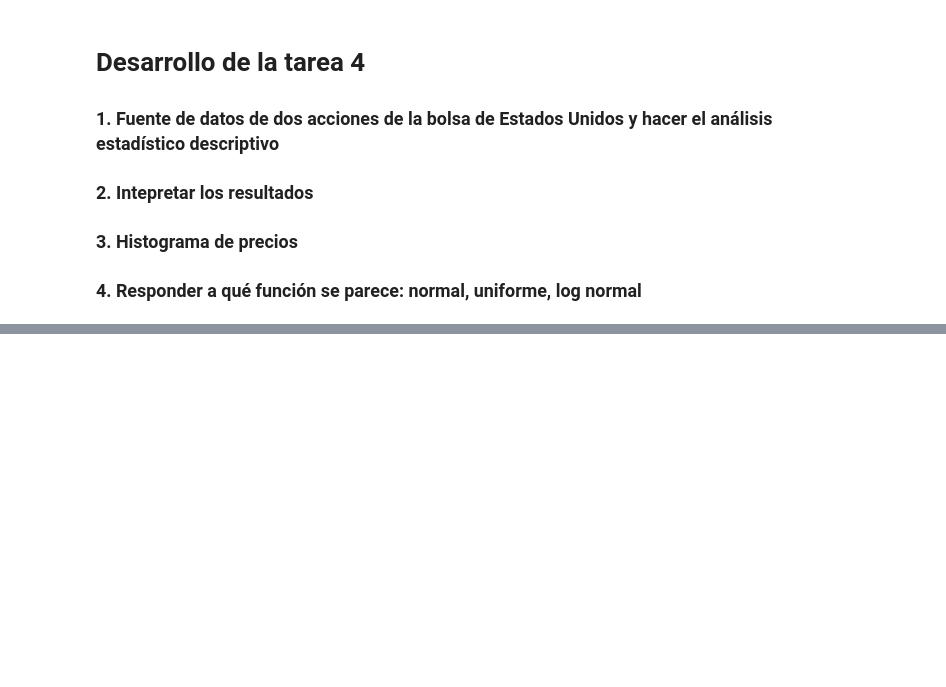
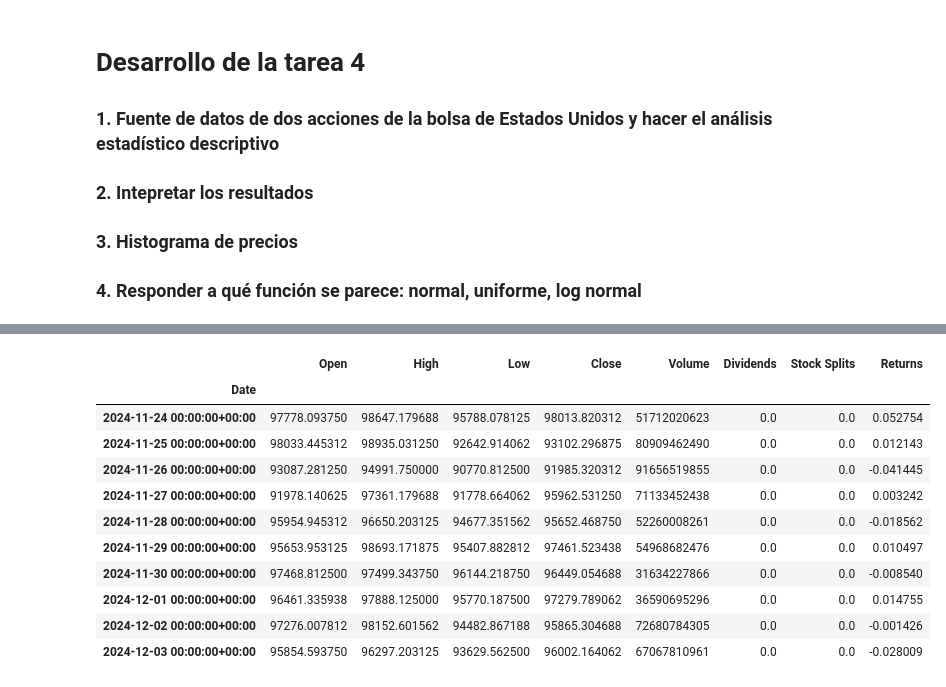
Before and after one commit to acpuche/financial-data-analytics, a Jupyter notebook: hw4_descriptive_models.ipynb, the cells around one changed output, grey strips where cells are left out. Saved outputs shown, nothing was run; the diff lists cells and outputs as text; code cells hidden in the pictures; blank space fills up the shorter version.

```diff
--- a/hw4_descriptive_models.ipynb
+++ b/hw4_descriptive_models.ipynb
@@ -137,0 +169,17 @@ descriptive_statistics(google_price,google_returns)
+# %%
+# Cálculo de los retornos
+bitcoin_df['Returns'] = (bitcoin_df['Close']-bitcoin_df['Close'].shift(-1))/bitcoin_df['Close'].shift(-1)
+bitcoin_df.head(10)
+# %% [output]
+|  | Open | High | Low | Close | Volume | Dividends | Stock Splits | Returns |
+| Date |  |  |  |  |  |  |  |  |
+| 2024-11-24 00:00:00+00:00 | 97778.093750 | 98647.179688 | 95788.078125 | 98013.820312 | 51712020623 | 0.0 | 0.0 | 0.052754 |
+| 2024-11-25 00:00:00+00:00 | 98033.445312 | 98935.031250 | 92642.914062 | 93102.296875 | 80909462490 | 0.0 | 0.0 | 0.012143 |
+| 2024-11-26 00:00:00+00:00 | 93087.281250 | 94991.750000 | 90770.812500 | 91985.320312 | 91656519855 | 0.0 | 0.0 | -0.041445 |
+| 2024-11-27 00:00:00+00:00 | 91978.140625 | 97361.179688 | 91778.664062 | 95962.531250 | 71133452438 | 0.0 | 0.0 | 0.003242 |
+| 2024-11-28 00:00:00+00:00 | 95954.945312 | 96650.203125 | 94677.351562 | 95652.468750 | 52260008261 | 0.0 | 0.0 | -0.018562 |
+| 2024-11-29 00:00:00+00:00 | 95653.953125 | 98693.171875 | 95407.882812 | 97461.523438 | 54968682476 | 0.0 | 0.0 | 0.010497 |
+| 2024-11-30 00:00:00+00:00 | 97468.812500 | 97499.343750 | 96144.218750 | 96449.054688 | 31634227866 | 0.0 | 0.0 | -0.008540 |
+| 2024-12-01 00:00:00+00:00 | 96461.335938 | 97888.125000 | 95770.187500 | 97279.789062 | 36590695296 | 0.0 | 0.0 | 0.014755 |
+| 2024-12-02 00:00:00+00:00 | 97276.007812 | 98152.601562 | 94482.867188 | 95865.304688 | 72680784305 | 0.0 | 0.0 | -0.001426 |
+| 2024-12-03 00:00:00+00:00 | 95854.593750 | 96297.203125 | 93629.562500 | 96002.164062 | 67067810961 | 0.0 | 0.0 | -0.028009 |
```
Also changed, not shown: parts of 17 cells of this notebook.
